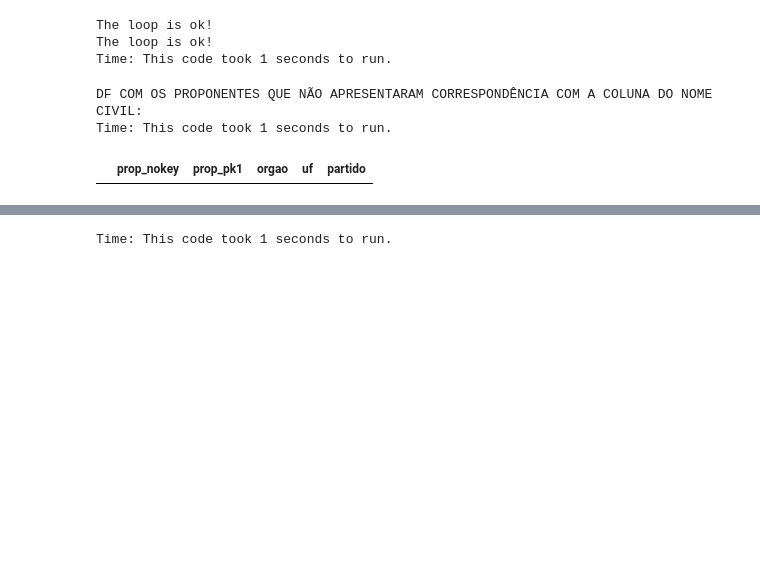
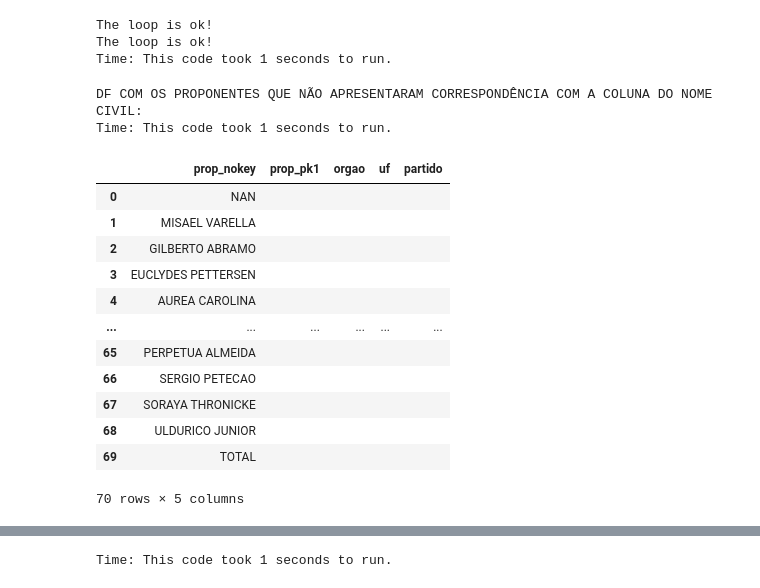
Before and after one commit to robertomdiniz5/Projeto-Controle-Financeiro-GESAC, a Jupyter notebook: controle_financeiro_gesac.ipynb, the cells around one changed output, grey strips where cells are left out. Cells and saved outputs as stored; diff of their text form; code cells hidden in the pictures; blank space fills up the shorter version.

```diff
--- a/controle_financeiro_gesac.ipynb
+++ b/controle_financeiro_gesac.ipynb
@@ -168,8 +171,10 @@ Time: This code took 1 seconds to run.
 # %%
 start_time = time()
 
+
+df_em['proponente'] = df_em['emenda']
 #fazendo o loop sobre a lista acima para aplicar as funções que normalizam a coluna com as chaves dos proponentes
-lst_df = [df_sn, df_an, df_cg]
+lst_df = [df_sn, df_an, df_cg, df_em]
 for df in lst_df:
     df['proponente'] = df['proponente'].apply(lambda x:strip_accents(x).upper()).apply(lambda x:regexing(x))
     df['proponente'] = df['proponente'].apply(lambda x:str(x).strip())
@@ -183,13 +188,31 @@ for cln in lst_pr:
 end_time = time(); print(f'Time: This code took {ceil(end_time-start_time)} seconds to run.'); total_time += end_time-start_time
 # %% [output]
 Time: This code took 1 seconds to run.
+# %%
+#cleaning df_em
+
+lamb1 = lambda x: str(x).split('-')[0]
+lamb2 = lambda x: str(x).split('(')[0]
+lamb3 = lambda x: str(x).replace('DEP. ','')
+lamb4 = lambda x: str(x).replace('SEN. ','')
+lamb5 = lambda x: str(x).strip()
+
+df_em.proponente = df_em.proponente.apply(lamb1)
+df_em.proponente = df_em.proponente.apply(lamb2)
+df_em.proponente = df_em.proponente.apply(lamb3)
+df_em.proponente = df_em.proponente.apply(lamb4)
+
+#for x in df_em.proponente:
+#    for y in lst_re:
+#        x = x.replace(y[0],y[1])
+#    lst.append(x)
 # %% [markdown]
 O objetivo inicial do projeto foi limpar os dados relacionados ao os proponentes com a criação de uma coluna nova referente ao nome civil do proponente para que esses valores pudessem ser usados como chave entre diferentes tabelas que serao parametrizadas entre si.
 # %%
 start_time = time()
 
 #criando lista dos DataFrames pelo qual o loop passara referente aos proponentes
-dfs = (df_sn, df_an,df_cg)
+dfs = (df_sn, df_an,df_cg, df_em)
 
 #criando as colunas das primary_keys nos 3 dataframes
 for df in dfs:
@@ -255,34 +280,46 @@ Time: This code took 1 seconds to run.
 # %%
 #checando se tem dfs sem prop_pk
 start_time = time()
 
-dfs  = [df_an, df_sn]
+dfs  = [df_an, df_sn,df_em]
 lst_no_cv_name = []
 for df in dfs:
     for index, value in enumerate(df.loc[df.prop_pk1==''].proponente.values):
         if value not in lst_no_cv_name:
             lst_no_cv_name.append(df.loc[df.prop_pk1==''].proponente.values[index])
         else:pass
 
 print('DF COM OS PROPONENTES QUE NÃO APRESENTARAM CORRESPONDÊNCIA COM A COLUNA DO NOME CIVIL:')
 df_pr_nokey = pd.DataFrame()
 df_pr_nokey['prop_nokey']= lst_no_cv_name
 df_pr_nokey['prop_pk1']= ''
 df_pr_nokey['orgao']=''
 df_pr_nokey['uf']=''
 df_pr_nokey['partido']=''
 
 save = False
 if save == True:
     df_pr_nokey.to_csv('ignore_prop_with_no_key.csv')
 else:pass
 
 end_time = time(); print(f'Time: This code took {ceil(end_time-start_time)} seconds to run.'); total_time += end_time-start_time
 df_pr_nokey
 # %% [output]
 DF COM OS PROPONENTES QUE NÃO APRESENTARAM CORRESPONDÊNCIA COM A COLUNA DO NOME CIVIL:
 Time: This code took 1 seconds to run.
 |  | prop_nokey | prop_pk1 | orgao | uf | partido |
+| 0 | NAN |  |  |  |  |
+| 1 | MISAEL VARELLA |  |  |  |  |
+| 2 | GILBERTO ABRAMO |  |  |  |  |
+| 3 | EUCLYDES PETTERSEN |  |  |  |  |
+| 4 | AUREA CAROLINA |  |  |  |  |
+| ... | ... | ... | ... | ... | ... |
+| 65 | PERPETUA ALMEIDA |  |  |  |  |
+| 66 | SERGIO PETECAO |  |  |  |  |
+| 67 | SORAYA THRONICKE |  |  |  |  |
+| 68 | ULDURICO JUNIOR |  |  |  |  |
+| 69 | TOTAL |  |  |  |  |
+70 rows × 5 columns
 # %%
 df_sheets
 # %% [output]
```
Also changed, not shown: parts of 6 cells of this notebook.
